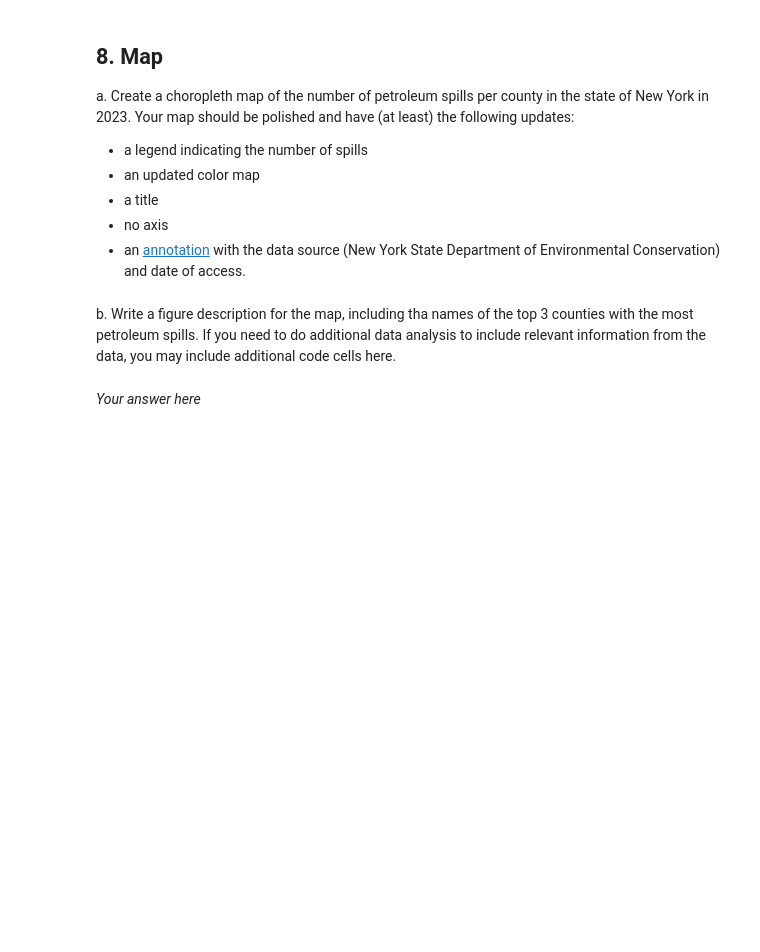
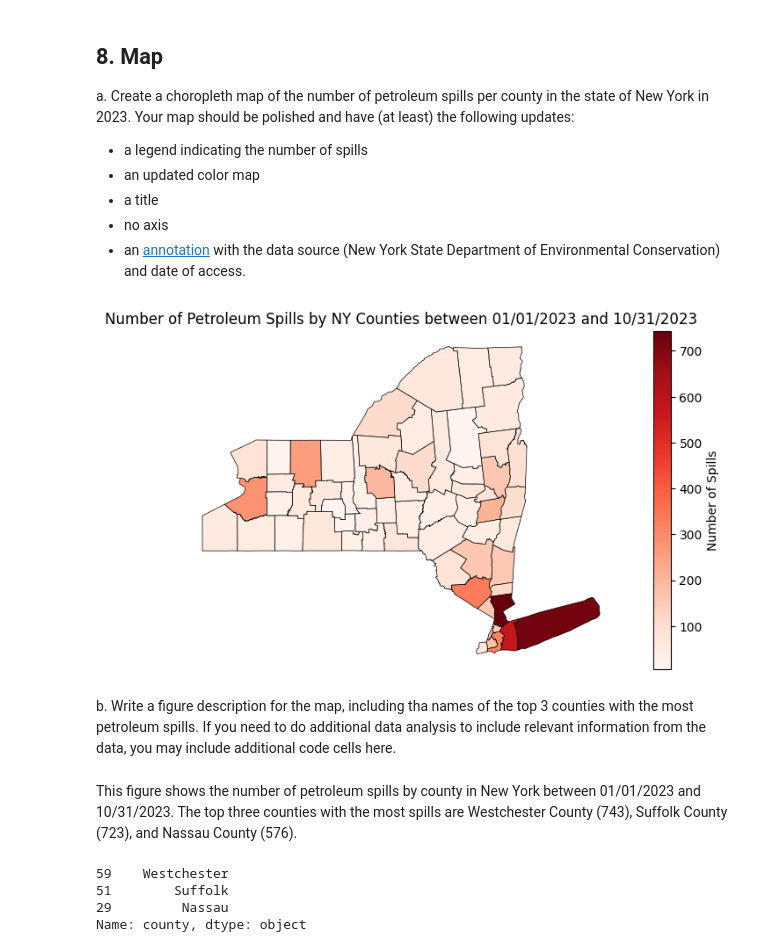
Before and after one commit to ceh58/eds220-hwk3, a Jupyter notebook: hwk3-task2-oil-spills.ipynb, the cells around one changed output. Cells and saved outputs as stored; diff of their text form; code cells hidden in the pictures; blank space fills up the shorter version.

```diff
--- a/hwk3-task2-oil-spills.ipynb
+++ b/hwk3-task2-oil-spills.ipynb
@@ -446,7 +446,7 @@ b. Over-write `ny_counties` as the  inner join of the `spills_per_county` and `n
 ny_counties = ny_counties.rename(columns={'name': 'county'})
 # %%
 # b. Overwrite `ny_counties` with inner join
-ny_counties = spills_per_county.merge(ny_counties, on= 'county', how='inner')
+ny_counties = pd.merge(spills_per_county, ny_counties, on= 'county', how='inner')
 # %% [markdown]
 
 From our previous exploration we know that Tuscarora Indian Reservation will not be in the join. Tuscarora Indian Reservation is located within Niagara county.
@@ -462,5 +463,8 @@ Name: n_spills, dtype: int64
-# %%
-ny_counties.loc[ny_counties['county'] == 'Niagara', 'n_spills'] = 89
+# %%
+# Retain geometry for plotting
+ny_counties = gpd.GeoDataFrame(ny_counties,
+                                geometry = ny_counties.geometry,
+                                crs = counties.crs)
 # %% [markdown]
 <!-- BEGIN QUESTION -->
 
@@ -477,8 +479,43 @@ Your map should be polished and have (at least) the following updates:
+# %%
+# a. Map
+fig, ax = plt.subplots(figsize = (10,5)) # in inches
+
+# Remove axis for a cleaner map
+ax.axis('off')
+
+# Add title
+ax.set_title('Number of Petroleum Spills by NY Counties between 01/01/2023 and 10/31/2023', fontsize = 12)
+
+# Add annotation
+plt.annotate(text = "Data source: New York State Department of Environmental Conservation. Accessed: 2024-11-02.",
+            xy=(0,0),
+            horizontalalignment='center',
+            verticalalignment='bottom')
+
+# Add data
+ny_counties.plot(ax = ax,
+               column = "n_spills",
+               legend = True,
+               edgecolors = 'black',
+               cmap = "Reds",
+               linewidth = 0.5,
+               legend_kwds = {'label': 'Number of Spills'})
+
+plt.show()
+# %% [output]
+[figure, added]
 # %% [markdown]
 <!-- END QUESTION -->
 
 <!-- BEGIN QUESTION -->
 
 b. Write a figure description for the map, including tha names of the top 3 counties with the most petroleum spills. If you need to do additional data analysis to include relevant information from the data, you may include additional code cells here.
-# %% [markdown]
-*Your answer here*
+# %% [markdown]
+This figure shows the number of petroleum spills by county in New York between 01/01/2023 and 10/31/2023. The top three counties with the most spills are Westchester County (743), Suffolk County (723), and Nassau County (576).
+# %%
+ny_counties.sort_values(by = 'n_spills', ascending = False)['county'].head(3)
+# %% [output]
+59    Westchester
+51        Suffolk
+29         Nassau
+Name: county, dtype: object
```
Also changed, not shown: parts of 2 cells of this notebook.
